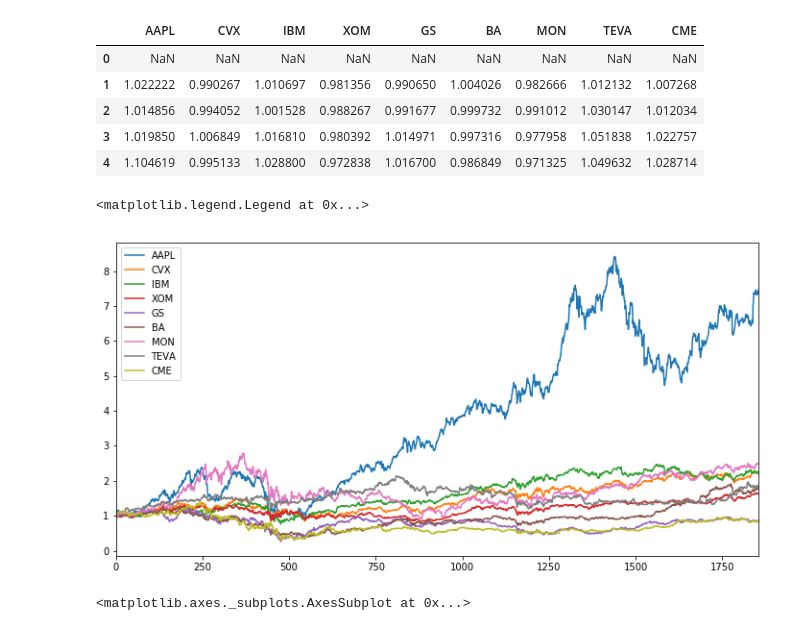
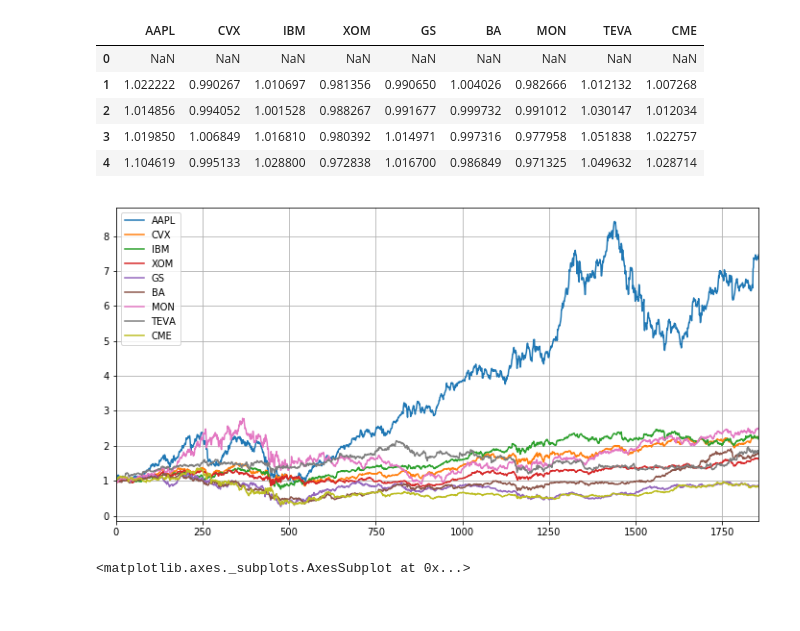
Before and after one commit to cesar-acosta/Predictive-Analytics, a Jupyter notebook: finance2.ipynb, the cells around one changed output. Drawn from its saved outputs; the diff is of its cells as text; code cells hidden in the pictures.

```diff
--- a/finance2.ipynb
+++ b/finance2.ipynb
@@ -145,10 +176,9 @@ gross_returns[:5]
 daily_cr = gross_returns.copy()
 # %%
 daily_cr.plot(figsize=(12,6))
-plt.legend(loc=2)
+plt.grid()
 # %% [output]
-<matplotlib.legend.Legend at 0x...>
-[figure, old version]
+[figure, new version]
 # %%
 # compare with
 # %%
```
Also changed, not shown: parts of 41 cells of this notebook, 1 other file.
